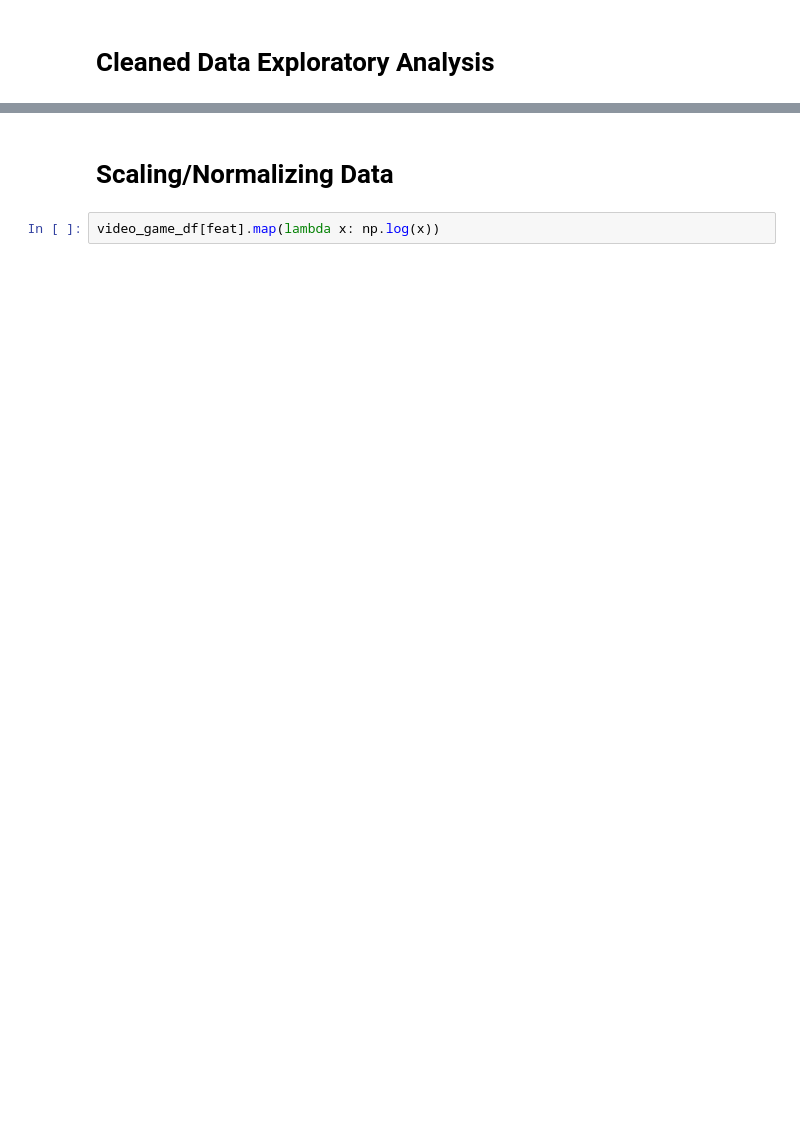
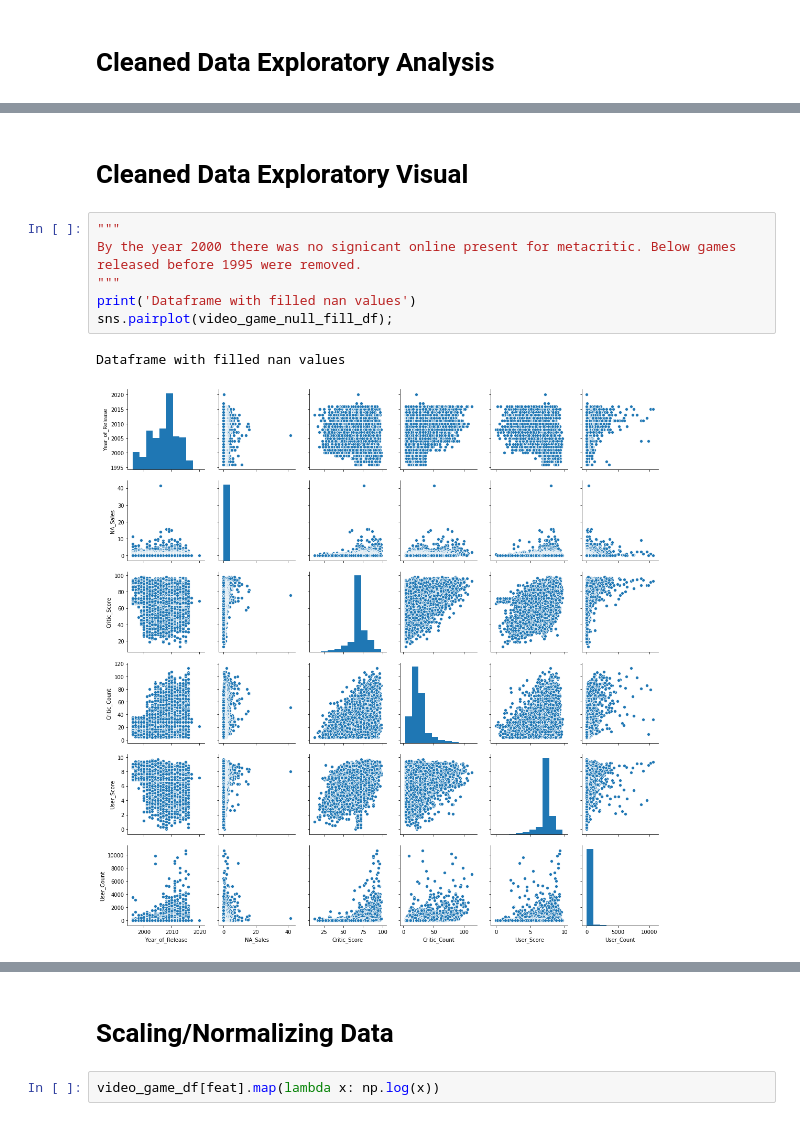
Before and after one commit to joseh4/projection_of_video_game_sales, a Jupyter notebook: master.ipynb, the cells around one changed output, grey strips where cells are left out. Drawn from its saved outputs; the diff is of its cells as text; blank space fills up the shorter version.

```diff
--- a/master.ipynb
+++ b/master.ipynb
@@ -323 +376,12 @@ Dataframe with removed nan values
+# %% [markdown]
+# Cleaned Data Exploratory Visual
+# %%
+"""
+By the year 2000 there was no signicant online present for metacritic. Below games released before 1995 were removed.
+"""
+print('Dataframe with filled nan values')
+sns.pairplot(video_game_null_fill_df);
+# %% [output]
+Dataframe with filled nan values
+[figure, added]
 # %%
```
Also changed, not shown: parts of 19 cells of this notebook, 1 other file.
